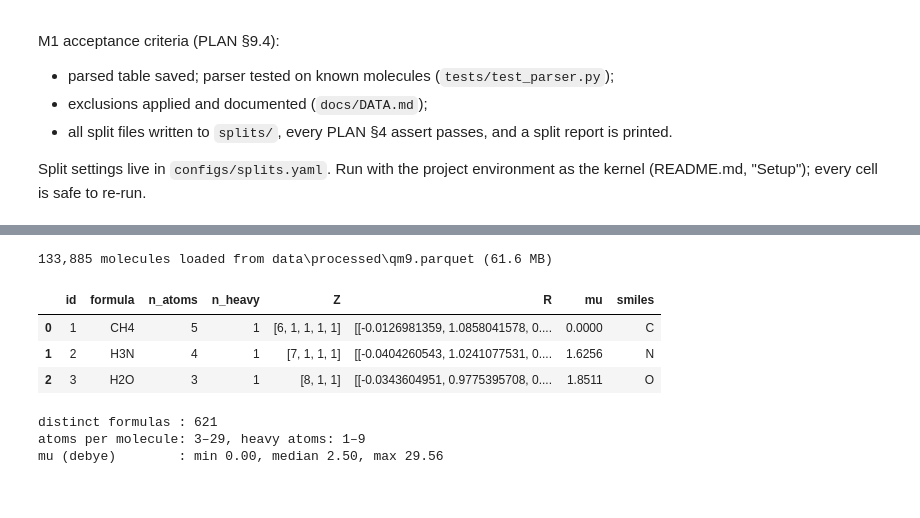
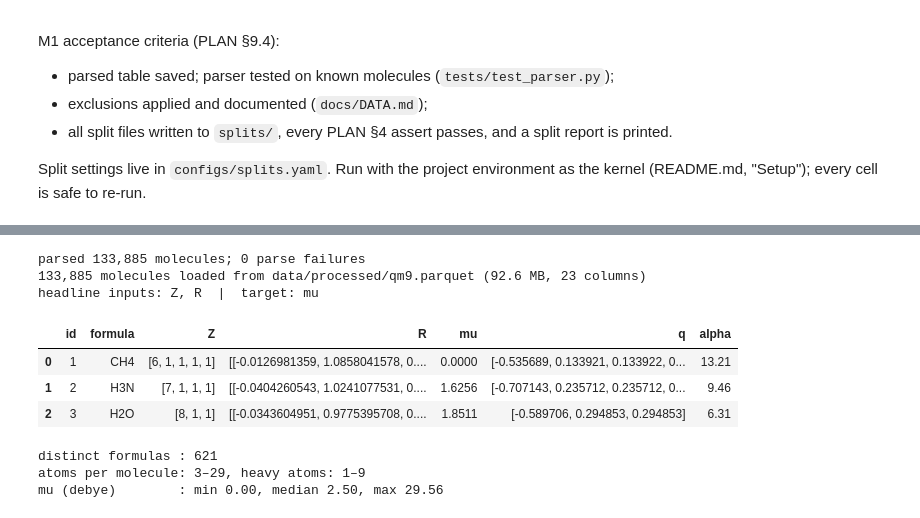
Before and after one commit to yuyuko-s/qisket-fall-26, a Jupyter notebook: notebooks/01_parse_and_splits.ipynb, the cells around one changed output, grey strips where cells are left out. Drawn from its saved outputs; the diff is of its cells as text; code cells hidden in the pictures.

```diff
--- a/notebooks/01_parse_and_splits.ipynb
+++ b/notebooks/01_parse_and_splits.ipynb
@@ -36,32 +45,38 @@ Mulliken charges and the other 14 DFT properties are dropped at parse time, so t
 # %%
 import json
 
 import numpy as np
 import pandas as pd
 
 from qm9dipole import REPO_ROOT
-from qm9dipole.data import QM9_PARQUET, build_qm9_table, load_qm9_table, save_qm9_table
+from qm9dipole.data import (
+    HEADLINE_INPUTS, QM9_PARQUET, TARGET, build_qm9_table, load_qm9_table, qm9_table_is_current,
+    save_qm9_table,
+)
 
-REBUILD = False
+REBUILD = False  # set True to force a rebuild
 
-if REBUILD or not QM9_PARQUET.exists():
+if REBUILD or not qm9_table_is_current():
     table, failures = build_qm9_table()
     print(f"parsed {len(table):,} molecules; {len(failures)} parse failures")
     for name, err in failures:
         print("  ", name, err)
     assert not failures, "parse failures must be fixed or documented in docs/DATA.md"
     save_qm9_table(table)
 
 table = load_qm9_table()
-print(f"{len(table):,} molecules loaded from {QM9_PARQUET.relative_to(REPO_ROOT)} "
-      f"({QM9_PARQUET.stat().st_size / 1e6:.1f} MB)")
-table.head(3)
+print(f"{len(table):,} molecules loaded from {QM9_PARQUET.relative_to(REPO_ROOT).as_posix()} "
+      f"({QM9_PARQUET.stat().st_size / 1e6:.1f} MB, {table.shape[1]} columns)")
+print(f"headline inputs: {', '.join(HEADLINE_INPUTS)}  |  target: {TARGET}")
+table.head(3)[["id", "formula", *HEADLINE_INPUTS, TARGET, "q", "alpha"]]
 # %% [output]
-133,885 molecules loaded from data\processed\qm9.parquet (61.6 MB)
+parsed 133,885 molecules; 0 parse failures
+133,885 molecules loaded from data/processed/qm9.parquet (92.6 MB, 23 columns)
+headline inputs: Z, R  |  target: mu
-|  | id | formula | n_atoms | n_heavy | Z | R | mu | smiles |
-| 0 | 1 | CH4 | 5 | 1 | [6, 1, 1, 1, 1] | [[-0.0126981359, 1.0858041578, 0.... | 0.0000 | C |
-| 1 | 2 | H3N | 4 | 1 | [7, 1, 1, 1] | [[-0.0404260543, 1.0241077531, 0.... | 1.6256 | N |
-| 2 | 3 | H2O | 3 | 1 | [8, 1, 1] | [[-0.0343604951, 0.9775395708, 0.... | 1.8511 | O |
+|  | id | formula | Z | R | mu | q | alpha |
+| 0 | 1 | CH4 | [6, 1, 1, 1, 1] | [[-0.0126981359, 1.0858041578, 0.... | 0.0000 | [-0.535689, 0.133921, 0.133922, 0... | 13.21 |
+| 1 | 2 | H3N | [7, 1, 1, 1] | [[-0.0404260543, 1.0241077531, 0.... | 1.6256 | [-0.707143, 0.235712, 0.235712, 0... | 9.46 |
+| 2 | 3 | H2O | [8, 1, 1] | [[-0.0343604951, 0.9775395708, 0.... | 1.8511 | [-0.589706, 0.294853, 0.294853] | 6.31 |
 # %%
 assert len(table) == 133_885 and table["id"].is_unique
 assert (table["mu"] >= 0).all(), "a dipole magnitude cannot be negative"
```
Also changed, not shown: parts of 4 cells of this notebook, 10 other files.
